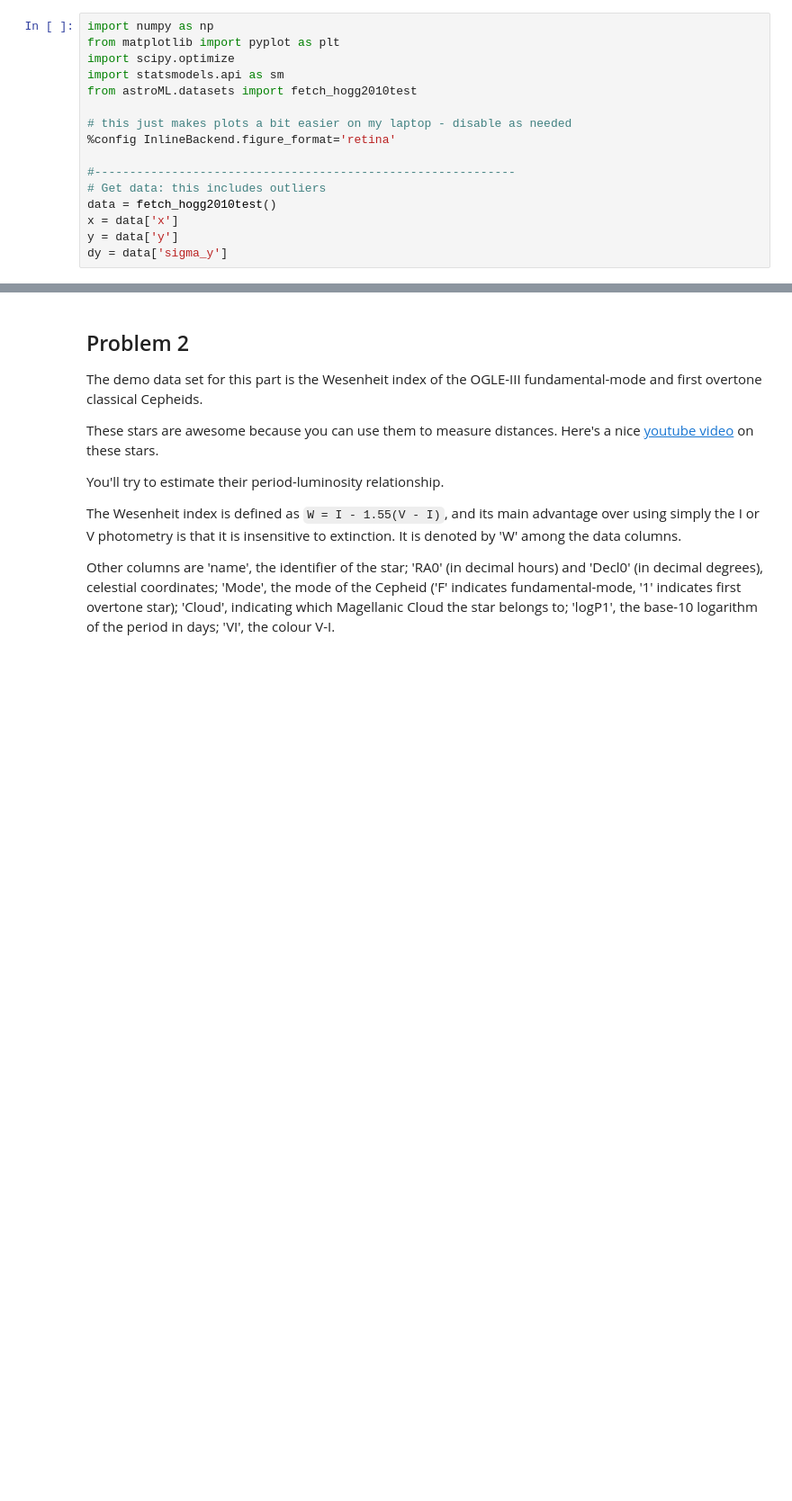
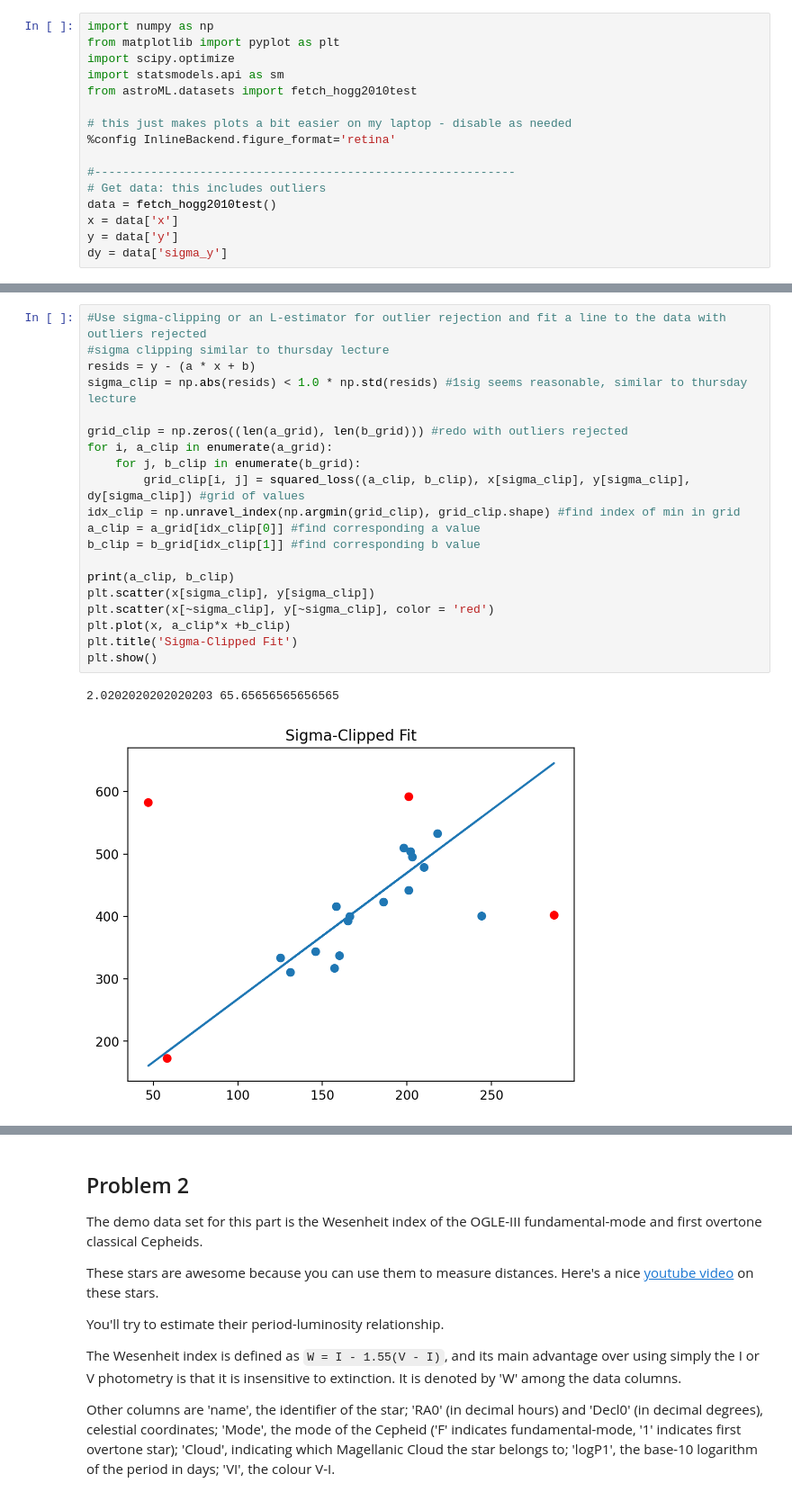
Before and after one commit to veronica-hoffman/ast496_2025_Fall, a Jupyter notebook: homework/01/hw01.ipynb, the cells around one changed output, grey strips where cells are left out. Shown at 90% size. Saved outputs shown, nothing was run; the diff lists cells and outputs as text; blank space fills up the shorter version.

```diff
--- a/homework/01/hw01.ipynb
+++ b/homework/01/hw01.ipynb
@@ -58,0 +90,23 @@ dy = data['sigma_y']
+# %%
+#Use sigma-clipping or an L-estimator for outlier rejection and fit a line to the data with outliers rejected
+#sigma clipping similar to thursday lecture
+resids = y - (a * x + b)
+sigma_clip = np.abs(resids) < 1.0 * np.std(resids) #1sig seems reasonable, similar to thursday lecture
+
+grid_clip = np.zeros((len(a_grid), len(b_grid))) #redo with outliers rejected
+for i, a_clip in enumerate(a_grid):
+    for j, b_clip in enumerate(b_grid):
+        grid_clip[i, j] = squared_loss((a_clip, b_clip), x[sigma_clip], y[sigma_clip], dy[sigma_clip]) #grid of values
+idx_clip = np.unravel_index(np.argmin(grid_clip), grid_clip.shape) #find index of min in grid
+a_clip = a_grid[idx_clip[0]] #find corresponding a value
+b_clip = b_grid[idx_clip[1]] #find corresponding b value
+
+print(a_clip, b_clip)
+plt.scatter(x[sigma_clip], y[sigma_clip])
+plt.scatter(x[~sigma_clip], y[~sigma_clip], color = 'red')
+plt.plot(x, a_clip*x +b_clip)
+plt.title('Sigma-Clipped Fit')
+plt.show()
+# %% [output]
+2.0202020202020203 65.65656565656565
+[figure, added]
```
Also changed, not shown: parts of 19 cells of this notebook.
